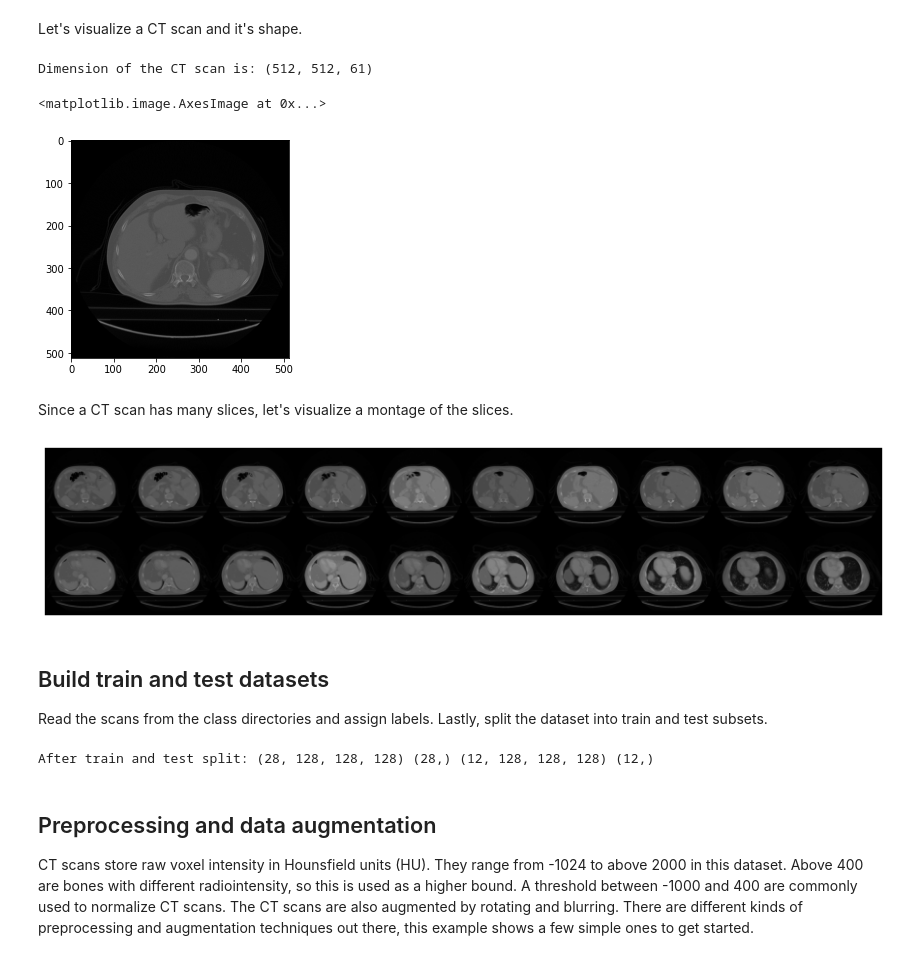
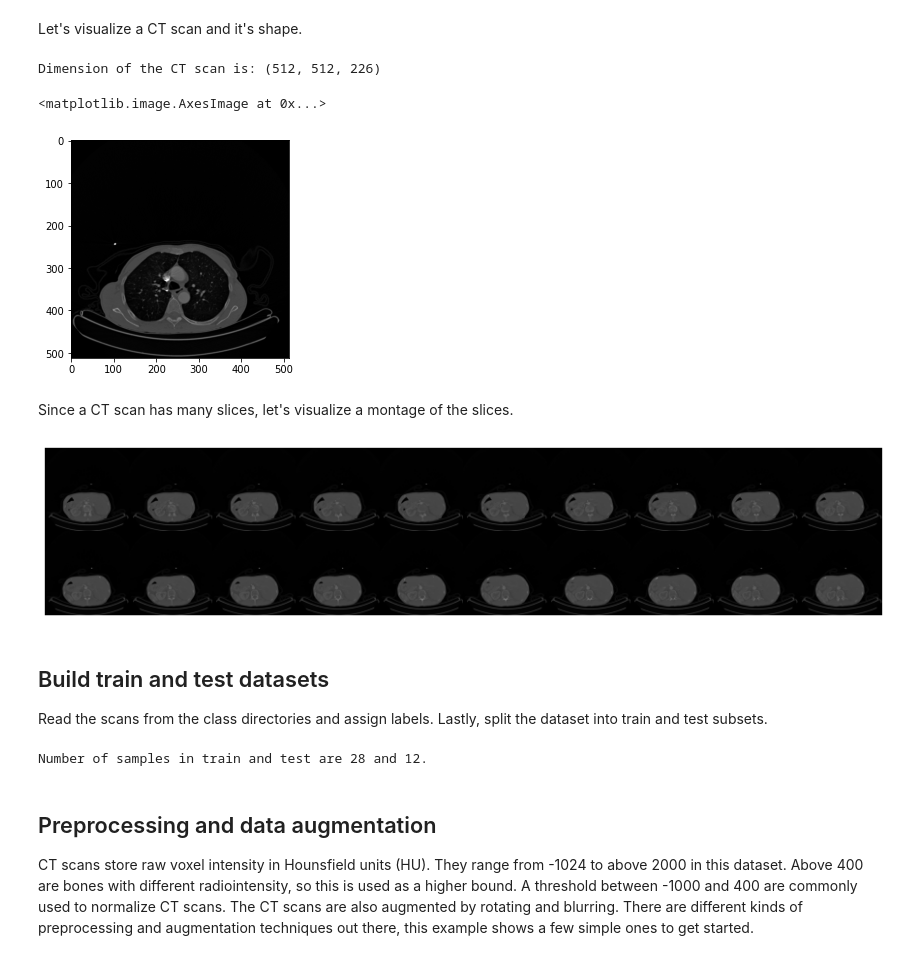
Before and after one commit to hasibzunair/3D-image-classification-tutorial, a Jupyter notebook: 3D_image_classification.ipynb, the cells around one changed output. Drawn from its saved outputs; the diff is of its cells as text; code cells hidden in the pictures.

```diff
--- a/3D_image_classification.ipynb
+++ b/3D_image_classification.ipynb
@@ -69,6 +69,7 @@ from scipy.ndimage import zoom
 
 
 def read_nifti_file(filepath):
+    """Read and load volume"""
     # read file
     scan = nib.load(filepath)
     # get raw data
@@ -79,6 +80,7 @@ def read_nifti_file(filepath):
 
 
 def resize_slices(img):
+    """Resize width and height"""
     # resize all slices
     flatten = [
         cv2.resize(img[:, :, i], (128, 128), interpolation=cv2.INTER_CUBIC)
@@ -90,6 +92,7 @@ def resize_slices(img):
 
 
 def resize_depth(img):
+    """Resize across z-axis"""
     # set the desired depth
     desired_depth = 128
     # get current depth
@@ -103,6 +106,7 @@ def resize_depth(img):
 
 
 def process_scan(path):
+    """Read and resize volume"""
     # read scan
     volume = read_nifti_file(path)
     # resize width and height
@@ -134,19 +138,19 @@ Let's visualize a CT scan and it's shape.
 # %%
 import matplotlib.pyplot as plt
 
 # read a scan
-img = read_nifti_file(right_scan_paths[10])
+img = read_nifti_file(right_scan_paths[15])
 print("Dimension of the CT scan is:", img.shape)
-plt.imshow(img[:, :, 5], cmap="gray")
+plt.imshow(img[:, :, 150], cmap="gray")
 # %% [output]
-Dimension of the CT scan is: (512, 512, 61)
+Dimension of the CT scan is: (512, 512, 226)
 <matplotlib.image.AxesImage at 0x...>
-[figure, old version]
+[figure, new version]
 # %% [markdown]
 Since a CT scan has many slices, let's visualize a montage of the slices.
 # %%
 def plot_slices(num_rows, num_columns, width, height, data):
-    # plot a montage of 20 CT slices
+    """Plot a montage of 20 CT slices"""
     data = np.rot90(np.array(data))
     data = np.transpose(data)
     data = np.reshape(data, (num_rows, num_columns, width, height))
@@ -171,7 +175,7 @@ def plot_slices(num_rows, num_columns, width, height, data):
 # adapt it according to your need
 plot_slices(2, 10, 512, 512,img[:, :, :20])
 # %% [output]
-[figure, old version]
+[figure, new version]
 # %% [markdown]
 ## Build train and test datasets
 Read the scans from the class directories and assign labels.
@@ -195,7 +199,7 @@ y_test = np.concatenate((right_labels[14:], left_labels[14:]), axis=0)
 print("Number of samples in train and test are %d and %d."
       %(x_train.shape[0], x_test.shape[0]))
 # %% [output]
-After train and test split: (28, 128, 128, 128) (28,) (12, 128, 128, 128) (12,)
+Number of samples in train and test are 28 and 12.
 # %% [markdown]
 ## Preprocessing and data augmentation
 CT scans store raw voxel intensity in Hounsfield units (HU). They range from
```
Also changed, not shown: parts of 11 cells of this notebook.
